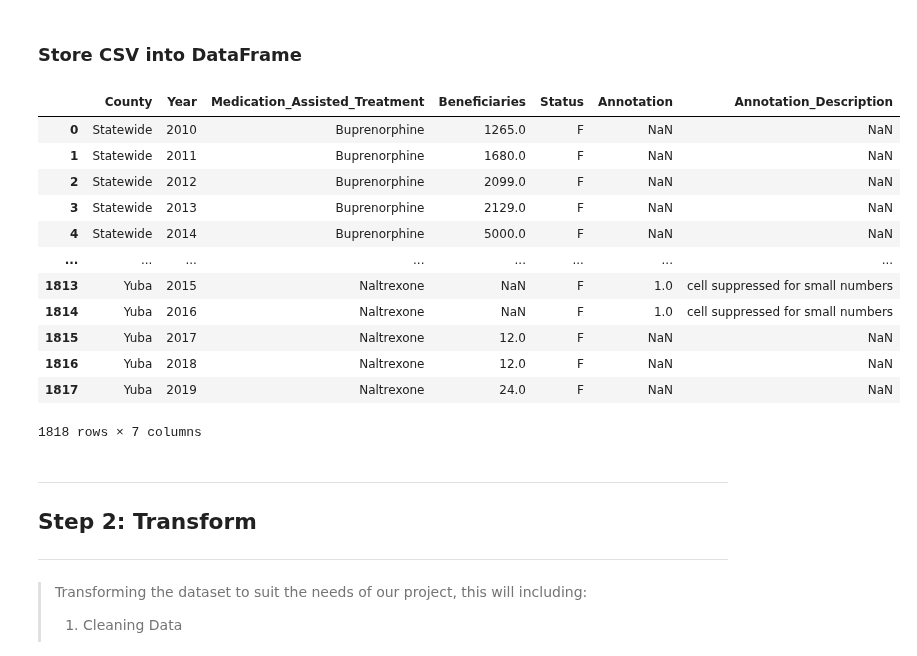
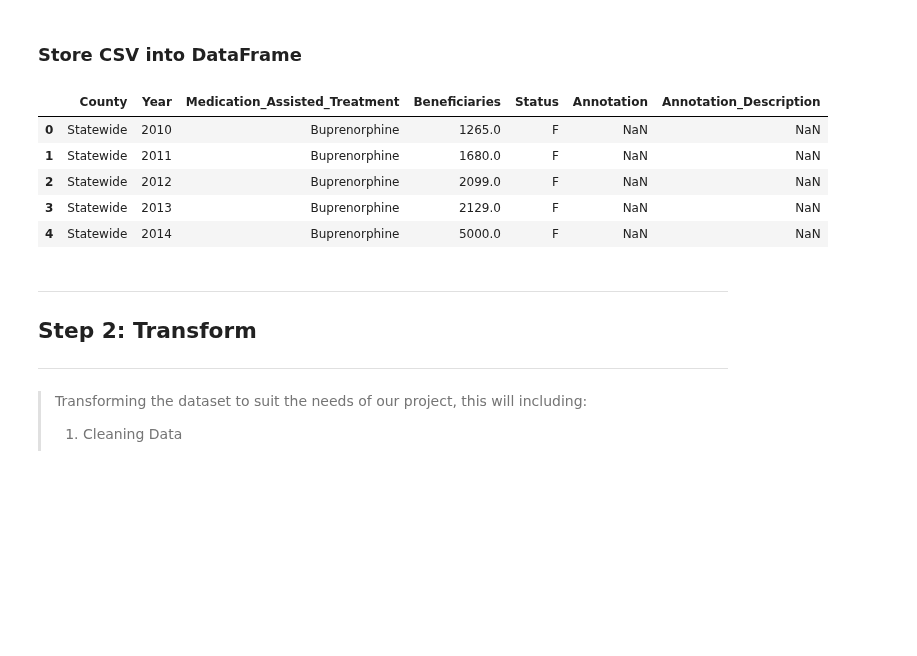
Before and after one commit to Chahnaz-Kbaisi/ETL-Project, a Jupyter notebook: mat_annually.ipynb, the cells around one changed output. Cells and saved outputs as stored; diff of their text form; code cells hidden in the pictures; blank space fills up the shorter version.

```diff
--- a/mat_annually.ipynb
+++ b/mat_annually.ipynb
@@ -21,21 +21,14 @@ medication_assisted = os.path.join("Resources", "mat_annually.csv")
 # %%
 # Reading in data file to store into Pandas DataFrame:
 medication_assisted_treatment = pd.read_csv("Resources/mat_annually.csv")
-medication_assisted_treatment
+medication_assisted_treatment.head()
 # %% [output]
 |  | County | Year | Medication_Assisted_Treatment | Beneficiaries | Status | Annotation | Annotation_Description |
 | 0 | Statewide | 2010 | Buprenorphine | 1265.0 | F | NaN | NaN |
 | 1 | Statewide | 2011 | Buprenorphine | 1680.0 | F | NaN | NaN |
 | 2 | Statewide | 2012 | Buprenorphine | 2099.0 | F | NaN | NaN |
 | 3 | Statewide | 2013 | Buprenorphine | 2129.0 | F | NaN | NaN |
 | 4 | Statewide | 2014 | Buprenorphine | 5000.0 | F | NaN | NaN |
-| ... | ... | ... | ... | ... | ... | ... | ... |
-| 1813 | Yuba | 2015 | Naltrexone | NaN | F | 1.0 | cell suppressed for small numbers |
-| 1814 | Yuba | 2016 | Naltrexone | NaN | F | 1.0 | cell suppressed for small numbers |
-| 1815 | Yuba | 2017 | Naltrexone | 12.0 | F | NaN | NaN |
-| 1816 | Yuba | 2018 | Naltrexone | 12.0 | F | NaN | NaN |
-| 1817 | Yuba | 2019 | Naltrexone | 24.0 | F | NaN | NaN |
-1818 rows × 7 columns
 # %% [markdown]
 ***
 ## Step 2: Transform
```
Also changed, not shown: 2 other files.
